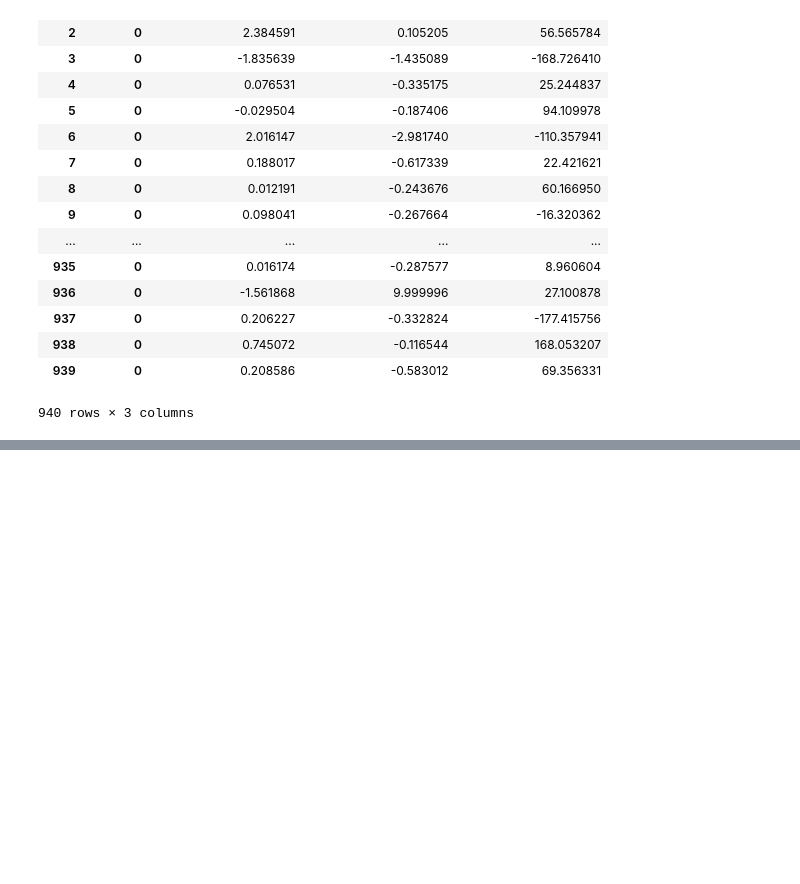
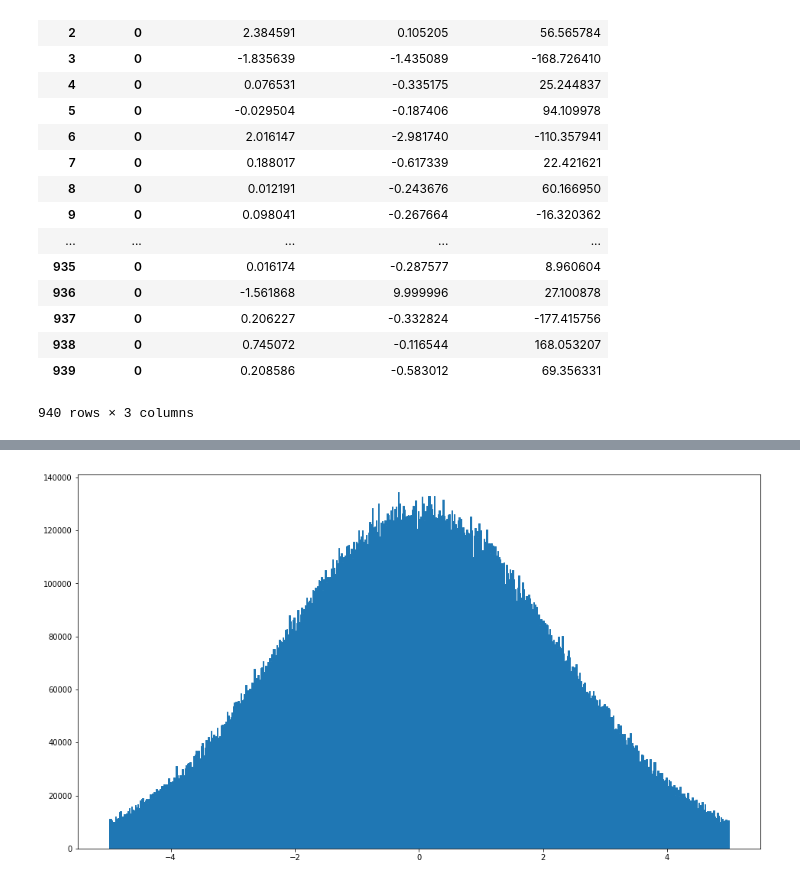
Before and after one commit to jdbrice/MLatSTARTutorials, a Jupyter notebook: Tutorial_01.ipynb, the cells around one changed output, grey strips where cells are left out. Drawn from its saved outputs; the diff is of its cells as text; code cells hidden in the pictures; blank space fills up the shorter version.

```diff
--- a/Tutorial_01.ipynb
+++ b/Tutorial_01.ipynb
@@ -291,0 +310,2 @@ PicoDst.pandas.df( ["Event.mPrimaryVertexX", "Event.mPrimaryVertexY", "Event.mPr
+# %%
+fHist = uproot.open("simMult.root")
@@ -291,0 +331,11 @@ PicoDst.pandas.df( ["Event.mPrimaryVertexX", "Event.mPrimaryVertexY", "Event.mPr
+# %%
+hmc_Eta = fHist[b'hmc_Eta']
+# %%
+import numpy
+import matplotlib.pyplot as plt
+fs = ( 16, 9 ) # lets make all our figures 16 by 9
+# %%
+plt.figure(figsize=fs)
+plt.hist( [ x for x in hmc_Eta.edges[:-1] ],  weights=hmc_Eta.values, bins=hmc_Eta.edges, fill=True, histtype="step" );
+# %% [output]
+[figure, added]
```
Also changed, not shown: parts of 11 cells of this notebook, 4 other files.
